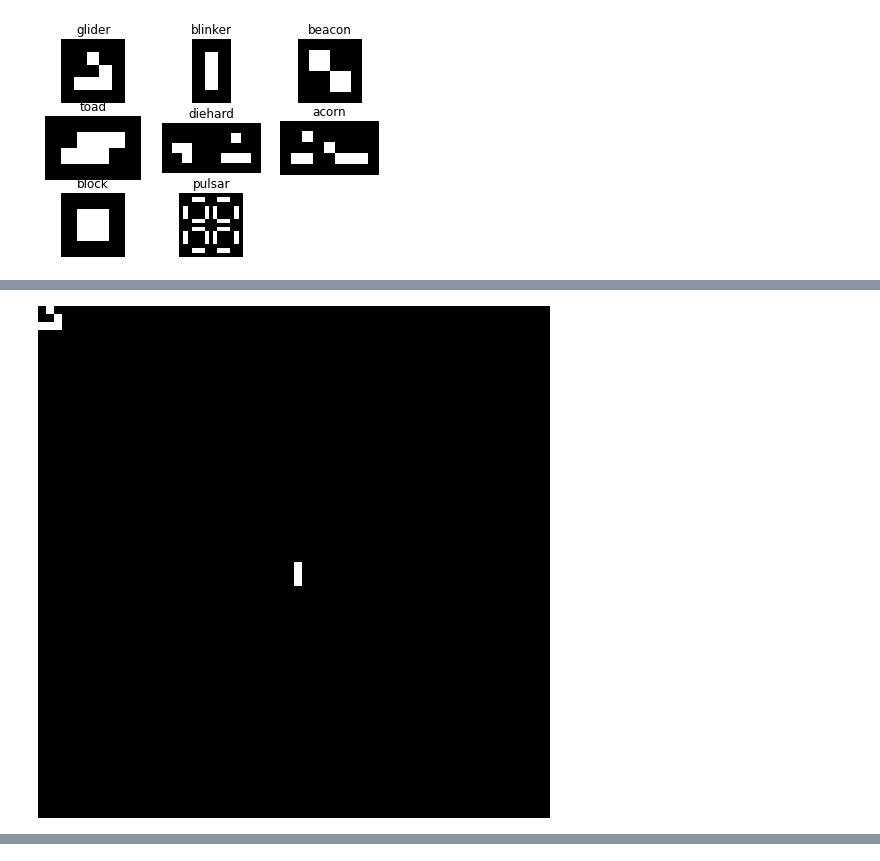
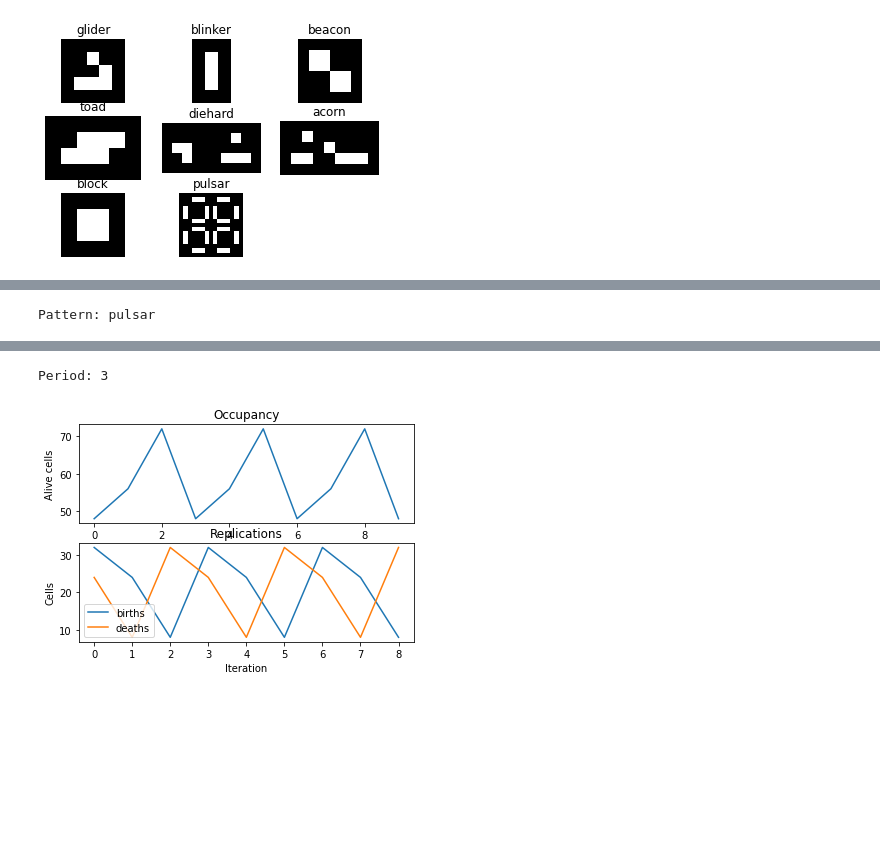
Before and after one commit to fabiovac/game_of_life, a Jupyter notebook: Project.ipynb, the cells around one changed output, grey strips where cells are left out. Saved outputs shown, nothing was run; the diff lists cells and outputs as text; code cells hidden in the pictures; blank space fills up the shorter version.

Commit message:
Implemented analysis pipeline
In detail: moved analysis funcitons inside game class, slight modifications to PatternLibrary and State classes, removed junk files

```diff
--- a/Project.ipynb
+++ b/Project.ipynb
@@ -304,11 +294,0 @@ plt.show()
-# %%
-diehard = library.get_pattern('diehard')
-
-game = Game(grid_size=(30,30))
-game.load_pattern(diehard, (8,12))
-
-game.run(200)
-
-filename = 'out.gif'
-game.export_gif(filename, size=(200,200), frametime=500)
-display(IPyImage(filename))
@@ -317,15 +295,35 @@ display(IPyImage(filename))
-# %%
-bliker = library.get_pattern('blinker')
-glider = library.get_pattern('glider')
-
-game = Game(grid_size=(64,64))
-game.load_pattern(bliker, (32,32))
-game.load_pattern(glider, (0,0))
-
-game.run(500)
-
-filename = 'out2.gif'
-game.export_gif(filename, frametime=200)
-display(IPyImage(filename))
-# %% [output]
-[figure, removed]
+# %%
+def analyze_pattern(pattern_library, pattern_name, grid_size=(32,32), pattern_pos=(10,10), iterations=10):
+
+    print('Pattern:', pattern_name)
+
+    pattern = pattern_library.get_pattern(pattern_name)
+
+    game = Game(grid_size=grid_size)
+    game.load_pattern(pattern, pattern_pos=pattern_pos)
+    game.run(iterations)
+
+    filename = f'./outputs/{pattern_name}.gif'
+    game.export_gif(filename, size=(256,256), frametime=500)
+    display(HTML(f'<img src="{filename}">'))
+
+    print('Period:', game.compute_period())
+
+    fig, axs = plt.subplots(2, 1)
+
+    occupancy = game.compute_occupancy()
+    axs[0].plot(occupancy)
+    axs[0].set_title('Occupancy')
+    axs[0].set_xlabel('Iteration')
+    axs[0].set_ylabel('Alive cells')
+
+    replications = game.compute_replication()
+    axs[1].plot(replications)
+    axs[1].set_title('Replications')
+    axs[1].set_xlabel('Iteration')
+    axs[1].set_ylabel('Cells')
+    axs[1].legend(['births', 'deaths'])
+# %%
+analyze_pattern(library, 'pulsar')
+# %% [output]
+Pattern: pulsar
@@ -331,0 +331,2 @@ display(IPyImage(filename))
+Period: 3
+[figure, added]
```
Also changed, not shown: parts of 15 cells of this notebook, 7 other files.
